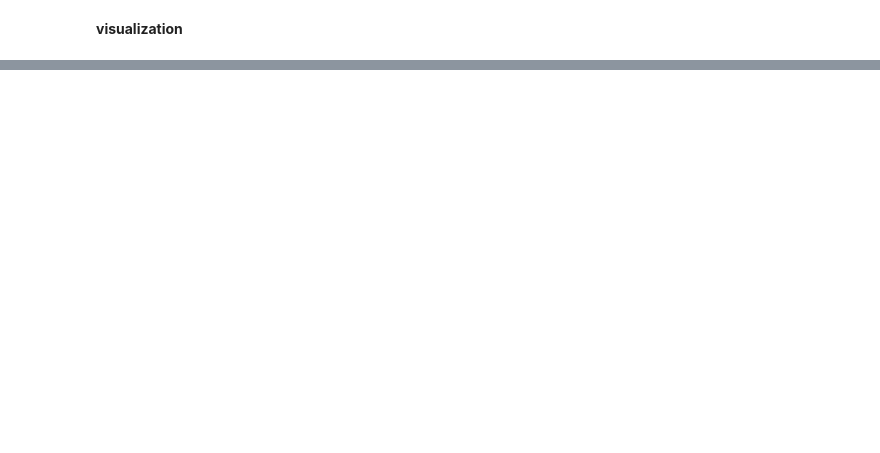
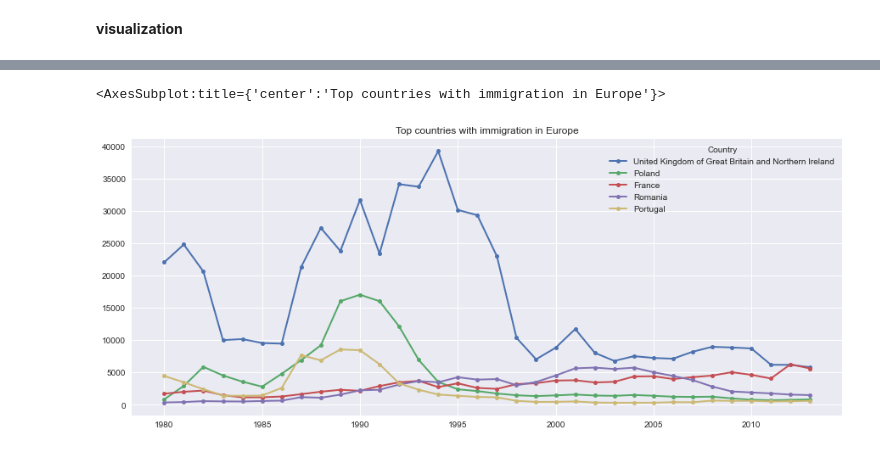
Before and after one commit to digipodium/2022-JUN-PYDS-630-MTTF, a Jupyter notebook: data_science/analysis.ipynb, the cells around one changed output, grey strips where cells are left out. Drawn from its saved outputs; the diff is of its cells as text; code cells hidden in the pictures; blank space fills up the shorter version.

```diff
--- a/data_science/analysis.ipynb
+++ b/data_science/analysis.ipynb
@@ -338,0 +360,16 @@ df.loc['Japan',years].plot(kind='line', figsize=(15,6), color='red', linewidth=3
+# %%
+# filter data by continent
+filter_europe = df['Continent'] == 'Europe'
+eu_df = df[filter_europe].copy()
+# %%
+eu_df.sort_values(by='Total', ascending=False, inplace=True)
+eu_df.head()[years].T.plot(kind='line',
+                            figsize=(15,6),
+                            linewidth=2,
+                            marker='o',
+                            markersize=5,
+                            title='Top countries with immigration in Europe',
+                            )
+# %% [output]
+<AxesSubplot:title={'center':'Top countries with immigration in Europe'}>
+[figure, added]
```
Also changed, not shown: parts of 10 cells of this notebook.
